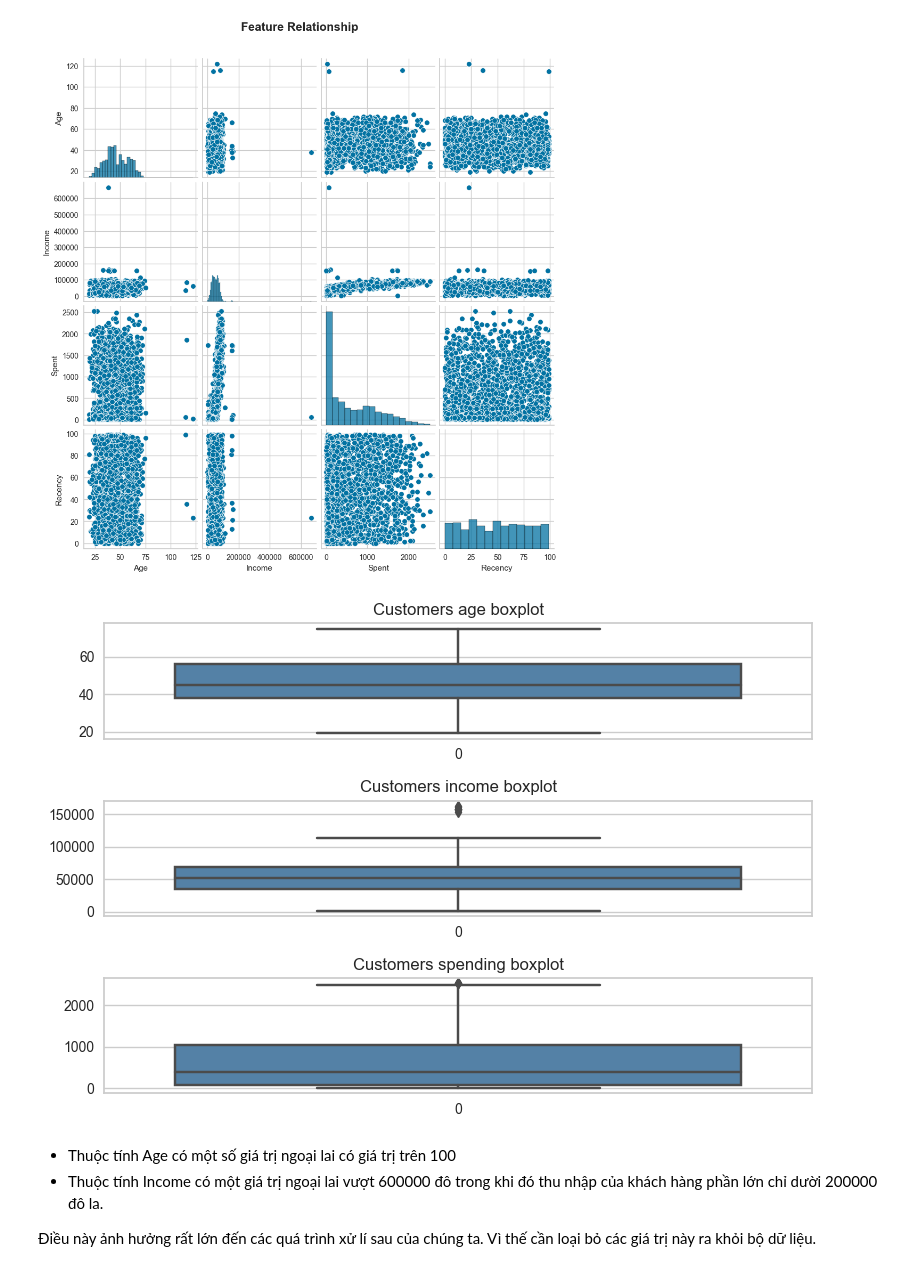
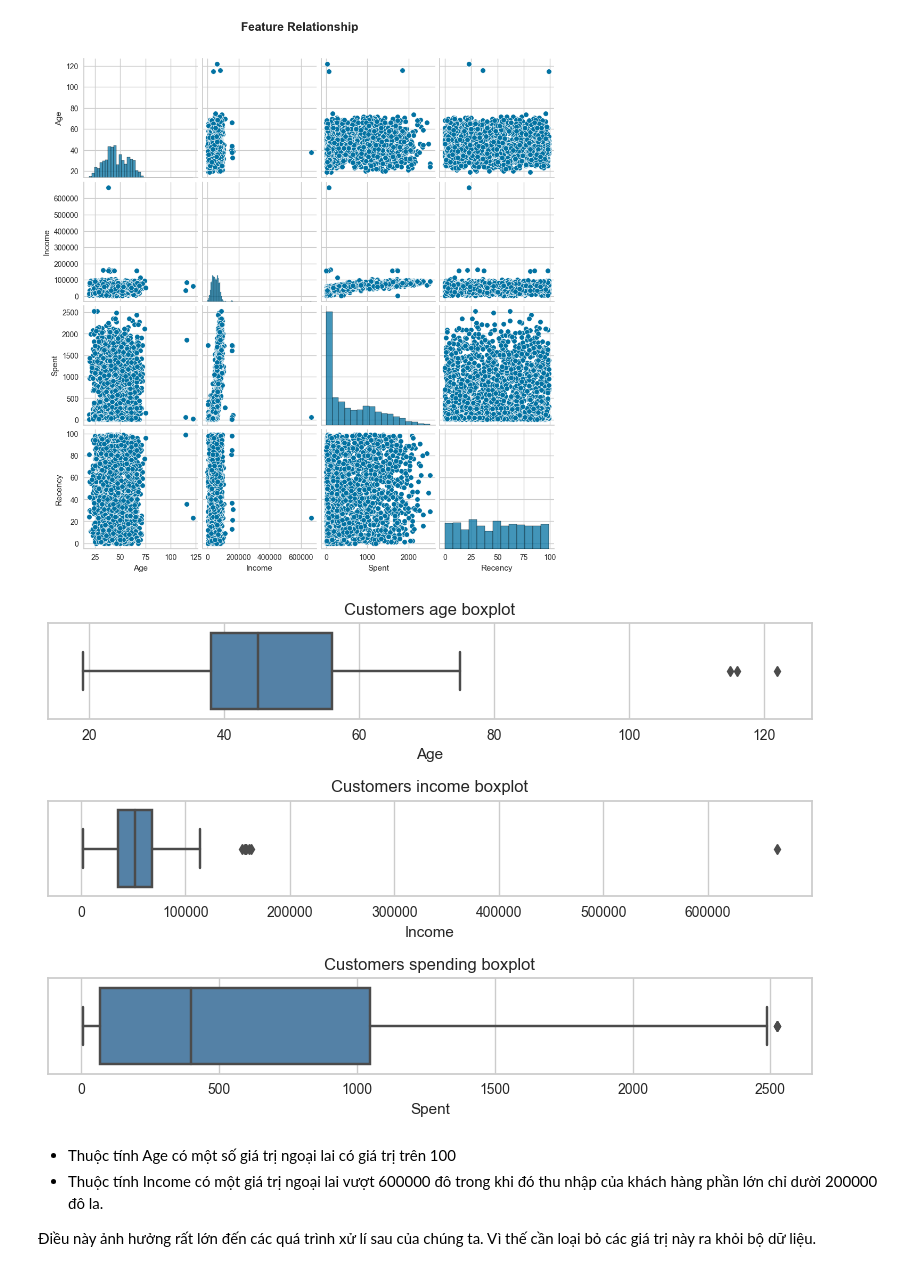
Before and after one commit to NgdHung31/Customer-segmentation-clustering, a Jupyter notebook: customer_segmentation_clustering.ipynb, the cells around one changed output. Cells and saved outputs as stored; diff of their text form; code cells hidden in the pictures.

```diff
--- a/customer_segmentation_clustering.ipynb
+++ b/customer_segmentation_clustering.ipynb
@@ -300,22 +300,22 @@ Text(0.5, 1.05, 'Feature Relationship')
 # %%
 plt.figure()
 
 plt.subplot(3, 1, 1)
 plt.title(f'Customers age boxplot')
-ax = sns.boxplot(data['Age'], color = 'steelblue')
+ax = sns.boxplot(x = data['Age'], color = 'steelblue')
 
 plt.subplot(3, 1, 2)
 plt.title(f'Customers income boxplot')
-ax = sns.boxplot(data['Income'], color = 'steelblue')
+ax = sns.boxplot(x = data['Income'], color = 'steelblue')
 
 plt.subplot(3, 1, 3)
 plt.title(f'Customers spending boxplot')
-ax = sns.boxplot(data['Spent'], color = 'steelblue')
+ax = sns.boxplot(x = data['Spent'], color = 'steelblue')
 
 plt.tight_layout()
 plt.show()
 # %% [output]
-[figure, old version]
+[figure, new version]
 # %% [markdown]
 - Thuộc tính Age có một số giá trị ngoại lai có giá trị trên 100
 - Thuộc tính Income có một giá trị ngoại lai vượt 600000 đô trong khi đó thu nhập của khách hàng phần lớn chỉ dười 200000 đô la.
```
Also changed, not shown: parts of 2 cells of this notebook.
